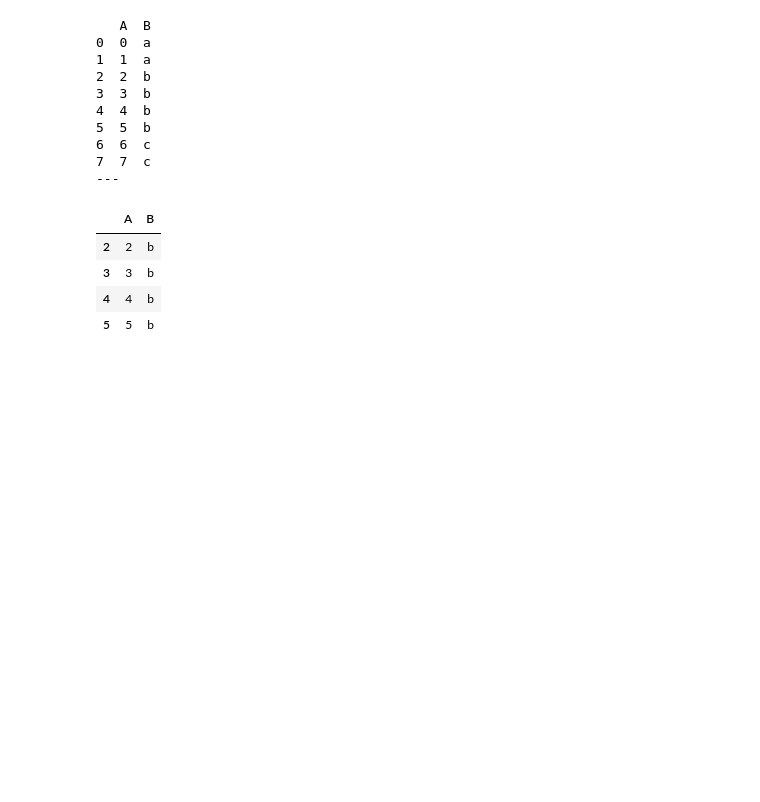
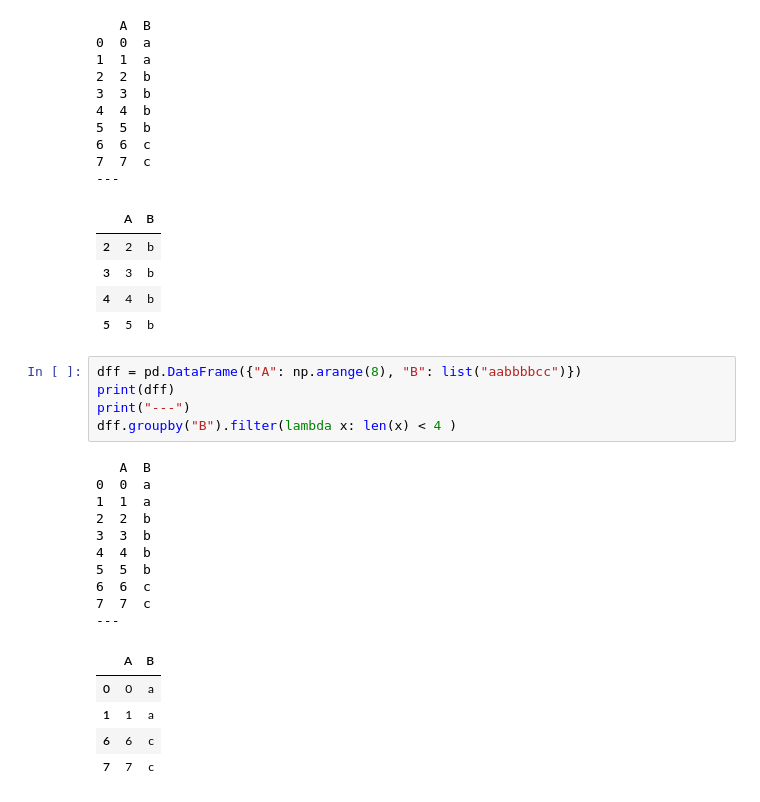
Before and after one commit to macgyver121/DADS5001, a Jupyter notebook: week4/Week4_groupby.ipynb, the cells around one changed output. Cells and saved outputs as stored; diff of their text form; blank space fills up the shorter version.

```diff
--- a/week4/Week4_groupby.ipynb
+++ b/week4/Week4_groupby.ipynb
@@ -323,5 +365,26 @@ dff.groupby("B").filter(lambda x: len(x) > 2)
 | 3 | 3 | b |
 | 4 | 4 | b |
 | 5 | 5 | b |
+# %%
+dff = pd.DataFrame({"A": np.arange(8), "B": list("aabbbbcc")})
+print(dff)
+print("---")
+dff.groupby("B").filter(lambda x: len(x) < 4 )
+# %% [output]
+   A  B
+0  0  a
+1  1  a
+2  2  b
+3  3  b
+4  4  b
+5  5  b
+6  6  c
+7  7  c
+---
+|  | A | B |
+| 0 | 0 | a |
+| 1 | 1 | a |
+| 6 | 6 | c |
+| 7 | 7 | c |
 # %%
 def f(x):
```
Also changed, not shown: parts of 17 cells of this notebook.
